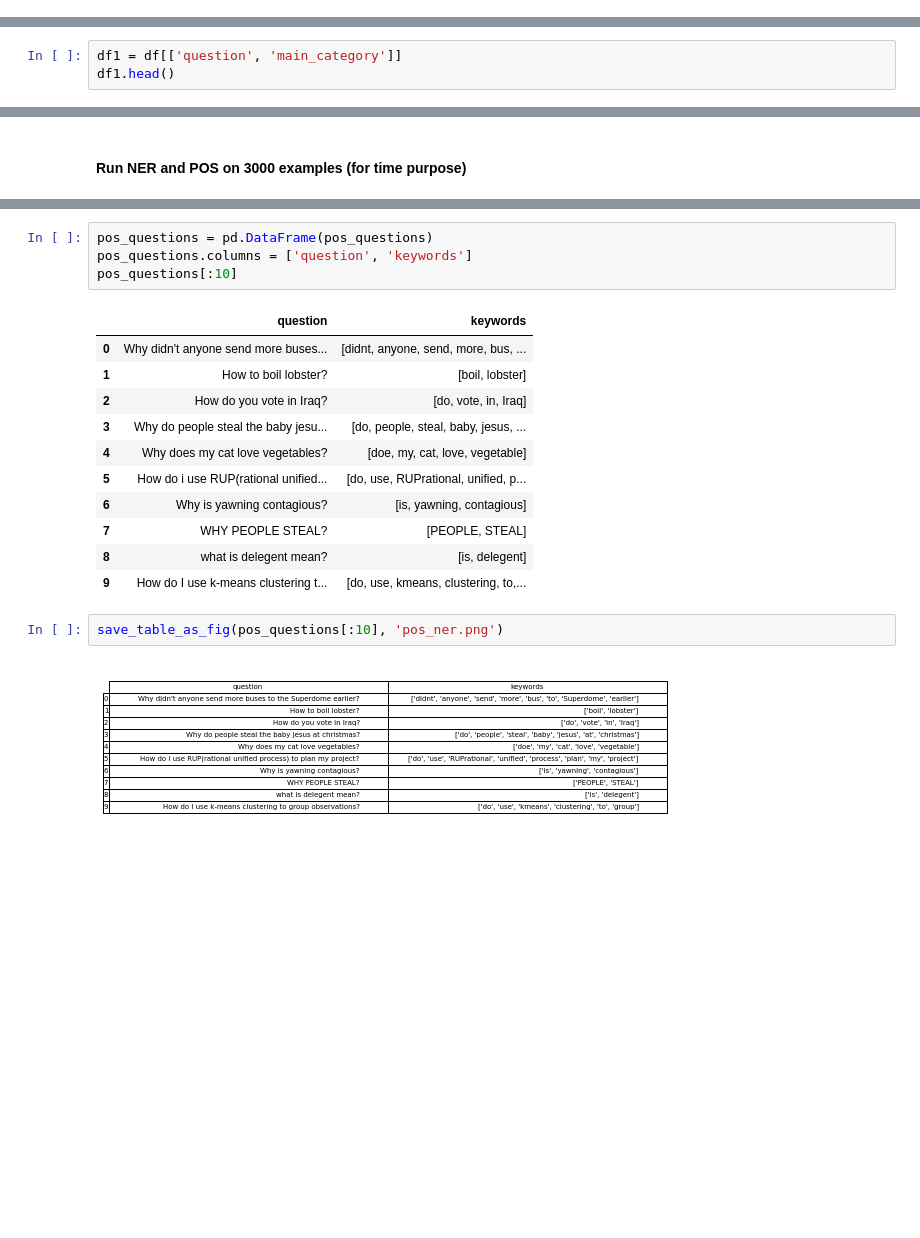
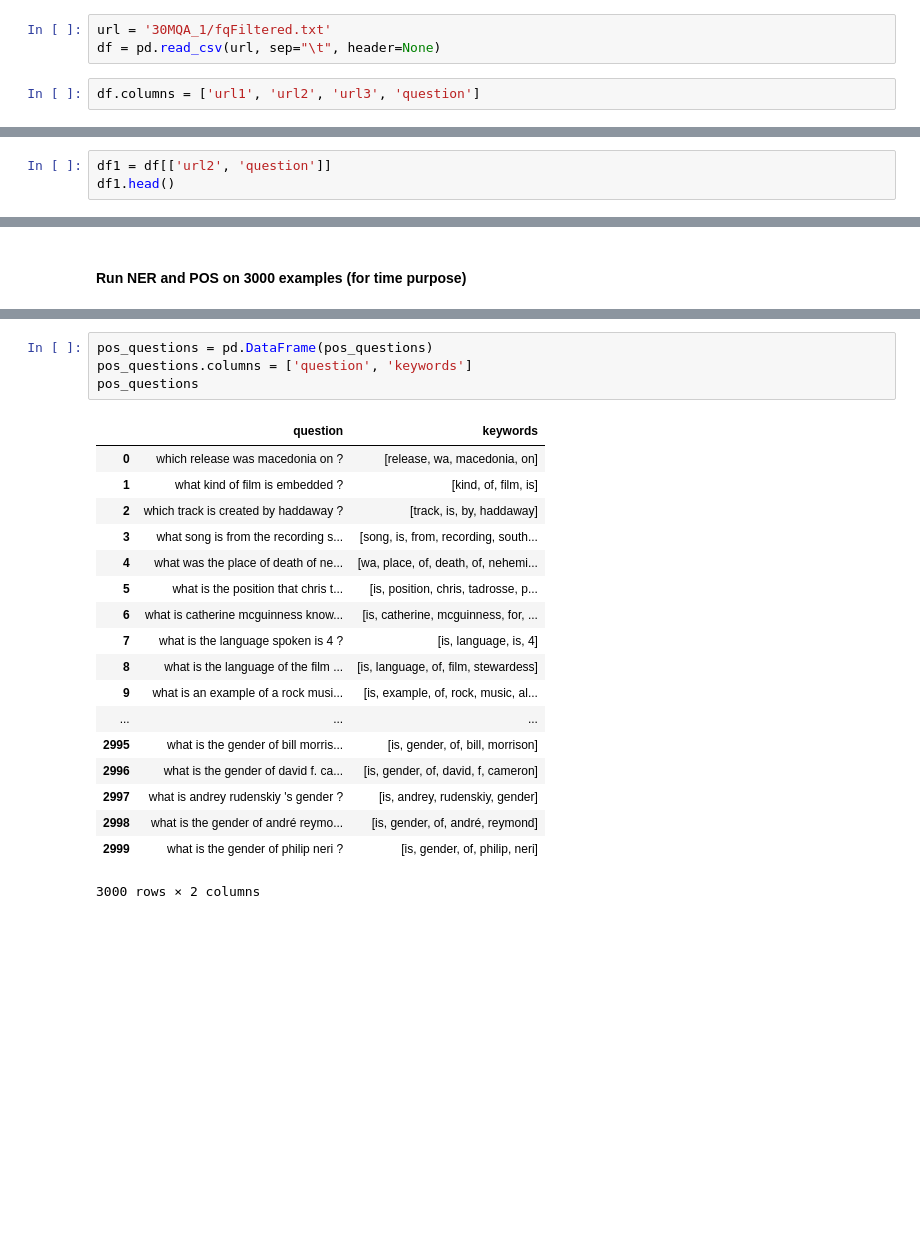
Before and after one commit to DrameMariama/Final_project, a Jupyter notebook: Flair_experimentation.ipynb, the cells around one changed output, grey strips where cells are left out. Cells and saved outputs as stored; diff of their text form; blank space fills up the shorter version.

```diff
--- a/Flair_experimentation.ipynb
+++ b/Flair_experimentation.ipynb
@@ -8,0 +9,5 @@ df = pd.read_json(url)
+# %%
+url = '30MQA_1/fqFiltered.txt'
+df = pd.read_csv(url, sep="\t", header=None)
+# %%
+df.columns = ['url1', 'url2', 'url3', 'question']
@@ -9,4 +23,4 @@ df = pd.read_json(url)
 # %%
-df1 = df[['question', 'main_category']]
+df1 = df[['url2', 'question']]
 df1.head()
 # %% [output]
@@ -277,20 +300,23 @@ for question in train_data['question']:
 # %%
 pos_questions = pd.DataFrame(pos_questions)
 pos_questions.columns = ['question', 'keywords']
-pos_questions[:10]
+pos_questions
 # %% [output]
 |  | question | keywords |
-| 0 | Why didn't anyone send more buses... | [didnt, anyone, send, more, bus, ... |
-| 1 | How to boil lobster? | [boil, lobster] |
-| 2 | How do you vote in Iraq? | [do, vote, in, Iraq] |
-| 3 | Why do people steal the baby jesu... | [do, people, steal, baby, jesus, ... |
-| 4 | Why does my cat love vegetables? | [doe, my, cat, love, vegetable] |
-| 5 | How do i use RUP(rational unified... | [do, use, RUPrational, unified, p... |
-| 6 | Why is yawning contagious? | [is, yawning, contagious] |
-| 7 | WHY PEOPLE STEAL? | [PEOPLE, STEAL] |
-| 8 | what is delegent mean? | [is, delegent] |
-| 9 | How do I use k-means clustering t... | [do, use, kmeans, clustering, to,... |
+| 0 | which release was macedonia on ? | [release, wa, macedonia, on] |
+| 1 | what kind of film is embedded ? | [kind, of, film, is] |
+| 2 | which track is created by haddaway ? | [track, is, by, haddaway] |
+| 3 | what song is from the recording s... | [song, is, from, recording, south... |
+| 4 | what was the place of death of ne... | [wa, place, of, death, of, nehemi... |
+| 5 | what is the position that chris t... | [is, position, chris, tadrosse, p... |
+| 6 | what is catherine mcguinness know... | [is, catherine, mcguinness, for, ... |
+| 7 | what is the language spoken is 4 ? | [is, language, is, 4] |
+| 8 | what is the language of the film ... | [is, language, of, film, stewardess] |
+| 9 | what is an example of a rock musi... | [is, example, of, rock, music, al... |
+| ... | ... | ... |
+| 2995 | what is the gender of bill morris... | [is, gender, of, bill, morrison] |
+| 2996 | what is the gender of david f. ca... | [is, gender, of, david, f, cameron] |
+| 2997 | what is andrey rudenskiy 's gender ? | [is, andrey, rudenskiy, gender] |
+| 2998 | what is the gender of andré reymo... | [is, gender, of, andré, reymond] |
+| 2999 | what is the gender of philip neri ? | [is, gender, of, philip, neri] |
+3000 rows × 2 columns
-# %%
-save_table_as_fig(pos_questions[:10], 'pos_ner.png')
-# %% [output]
-[figure, removed]
```
Also changed, not shown: parts of 17 cells of this notebook, 1 other file.
